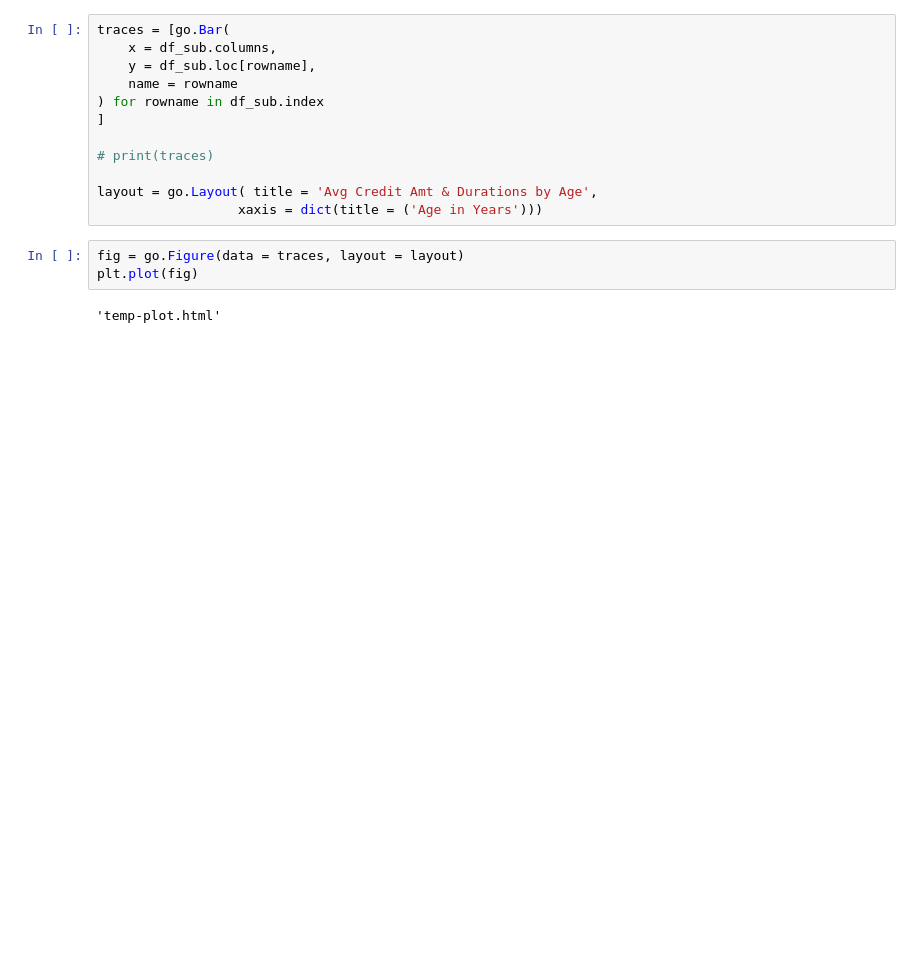
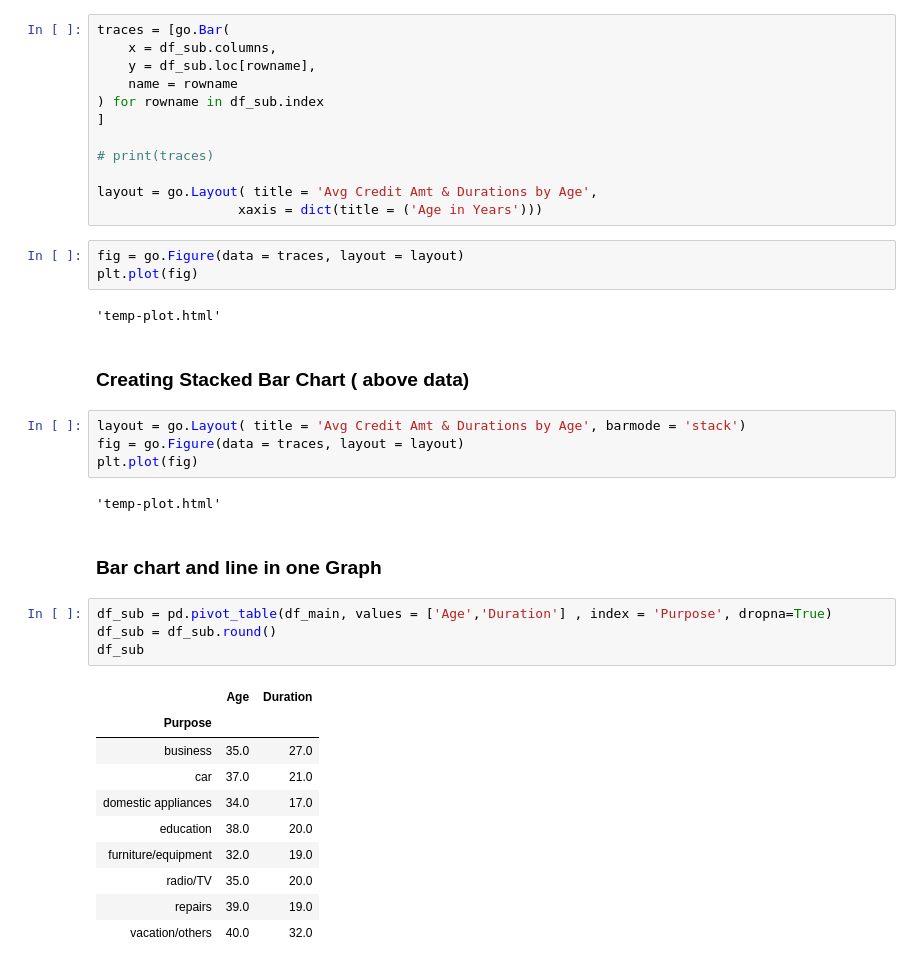
Before and after one commit to sujaytalesara/Data_Visualization_Plotly, a Jupyter notebook: File_1.ipynb, the cells around one changed output. Saved outputs shown, nothing was run; the diff lists cells and outputs as text; blank space fills up the shorter version.

```diff
--- a/File_1.ipynb
+++ b/File_1.ipynb
@@ -296,3 +296,28 @@ fig = go.Figure(data = traces, layout = layout)
 plt.plot(fig)
 # %% [output]
 'temp-plot.html'
+# %% [markdown]
+### Creating Stacked Bar Chart ( above data)
+# %%
+layout = go.Layout( title = 'Avg Credit Amt & Durations by Age', barmode = 'stack')
+fig = go.Figure(data = traces, layout = layout)
+plt.plot(fig)
+# %% [output]
+'temp-plot.html'
+# %% [markdown]
+### Bar chart and line in one Graph
+# %%
+df_sub = pd.pivot_table(df_main, values = ['Age','Duration'] , index = 'Purpose', dropna=True)
+df_sub = df_sub.round()
+df_sub
+# %% [output]
+|  | Age | Duration |
+| Purpose |  |  |
+| business | 35.0 | 27.0 |
+| car | 37.0 | 21.0 |
+| domestic appliances | 34.0 | 17.0 |
+| education | 38.0 | 20.0 |
+| furniture/equipment | 32.0 | 19.0 |
+| radio/TV | 35.0 | 20.0 |
+| repairs | 39.0 | 19.0 |
+| vacation/others | 40.0 | 32.0 |
```
Also changed, not shown: parts of 3 cells of this notebook, 1 other file.
